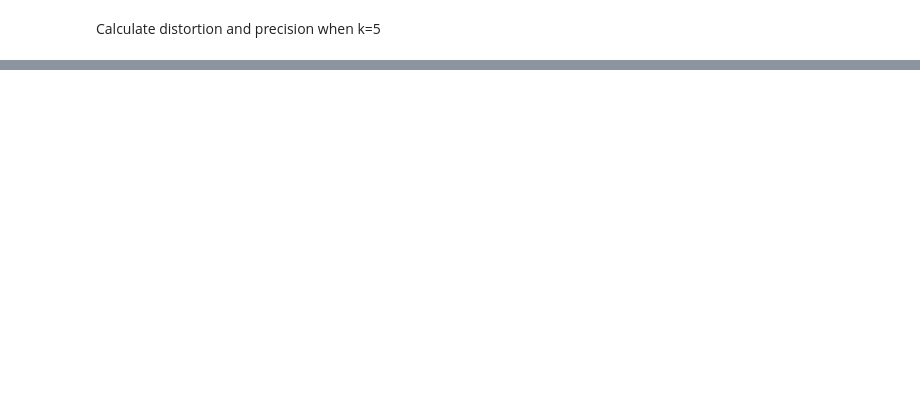
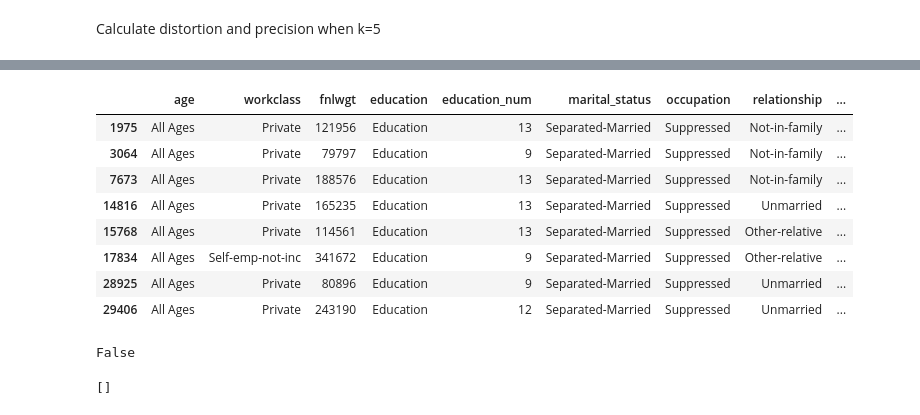
Before and after one commit to autrin/k-anonymity_l-diversity, a Jupyter notebook: hw1-2-diversity.ipynb, the cells around one changed output, grey strips where cells are left out. Saved outputs shown, nothing was run; the diff lists cells and outputs as text; code cells hidden in the pictures; blank space fills up the shorter version.

Commit message:
adding suppression methods

```diff
--- a/hw1-2-diversity.ipynb
+++ b/hw1-2-diversity.ipynb
@@ -1058,0 +1054,34 @@ generalized_data_gt_50k_adjusted
+# %%
+def suppress_sensitive_in_l_diverse(data, attribute_groups, attribute, l):
+    """
+    Suppress sensitive attribute values if the group fails l-diversity.
+
+    :param data: pandas DataFrame
+    :param attribute_groups: list of attributes to group by (e.g., 'age', 'education', 'marital_status', 'race')
+    :param attribute: attribute to suppress
+    :param l: the l-diversity threshold
+    :return: pandas DataFrame with suppressed values
+    """
+    def calculate_entropy(group):
+        """ Calculate entropy for a single group of records. """
+        value_counts = group.value_counts()
+        probabilities = value_counts / value_counts.sum()
+        entropy = -np.sum(probabilities * np.log(probabilities))
+        return entropy
+
+    # Group the data by the quasi-identifiers
+    grouped = data.groupby(attribute_groups)
+
+    for name, group in grouped:
+        # Calculate entropy for the 'occupation' attribute
+        entropy = calculate_entropy(group['occupation'])
+
+        # Suppress the attribute if the group fails the l-diversity test
+        if entropy < math.log(l):
+            data.loc[group.index, attribute] = 'Suppressed'
+
+    return data
+# %%
+# Suppress occupation for groups that don't meet l-diversity (l=3)
+attribute_groups = ['age', 'education', 'marital_status', 'race']
+suppressed_data = suppress_sensitive_in_l_diverse(table_gt_50k.copy(), attribute_groups, 'occupation', l=3)
@@ -1058,0 +1106,14 @@ generalized_data_gt_50k_adjusted
+# %%
+
+# Display the data after suppression
+suppressed_data.loc[suppressed_data['occupation'] == 'Suppressed']
+# %% [output]
+|  | age | workclass | fnlwgt | education | education_num | marital_status | occupation | relationship | ... |
+| 1975 | All Ages | Private | 121956 | Education | 13 | Separated-Married | Suppressed | Not-in-family | ... |
+| 3064 | All Ages | Private | 79797 | Education | 9 | Separated-Married | Suppressed | Not-in-family | ... |
+| 7673 | All Ages | Private | 188576 | Education | 13 | Separated-Married | Suppressed | Not-in-family | ... |
+| 14816 | All Ages | Private | 165235 | Education | 13 | Separated-Married | Suppressed | Unmarried | ... |
+| 15768 | All Ages | Private | 114561 | Education | 13 | Separated-Married | Suppressed | Other-relative | ... |
+| 17834 | All Ages | Self-emp-not-inc | 341672 | Education | 9 | Separated-Married | Suppressed | Other-relative | ... |
+| 28925 | All Ages | Private | 80896 | Education | 9 | Separated-Married | Suppressed | Unmarried | ... |
+| 29406 | All Ages | Private | 243190 | Education | 12 | Separated-Married | Suppressed | Unmarried | ... |
@@ -1058,0 +1122,8 @@ generalized_data_gt_50k_adjusted
+# %%
+all_diverse
+# %% [output]
+False
+# %%
+print(failed_groups)
+# %% [output]
+[]
```
Also changed, not shown: parts of 26 cells of this notebook.
